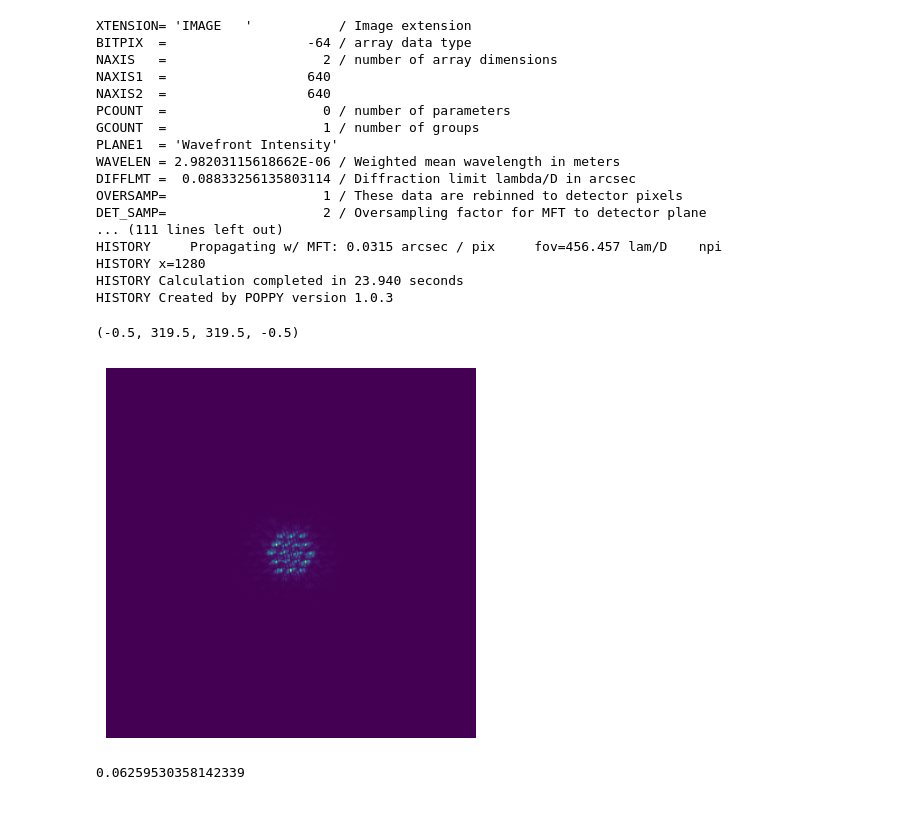
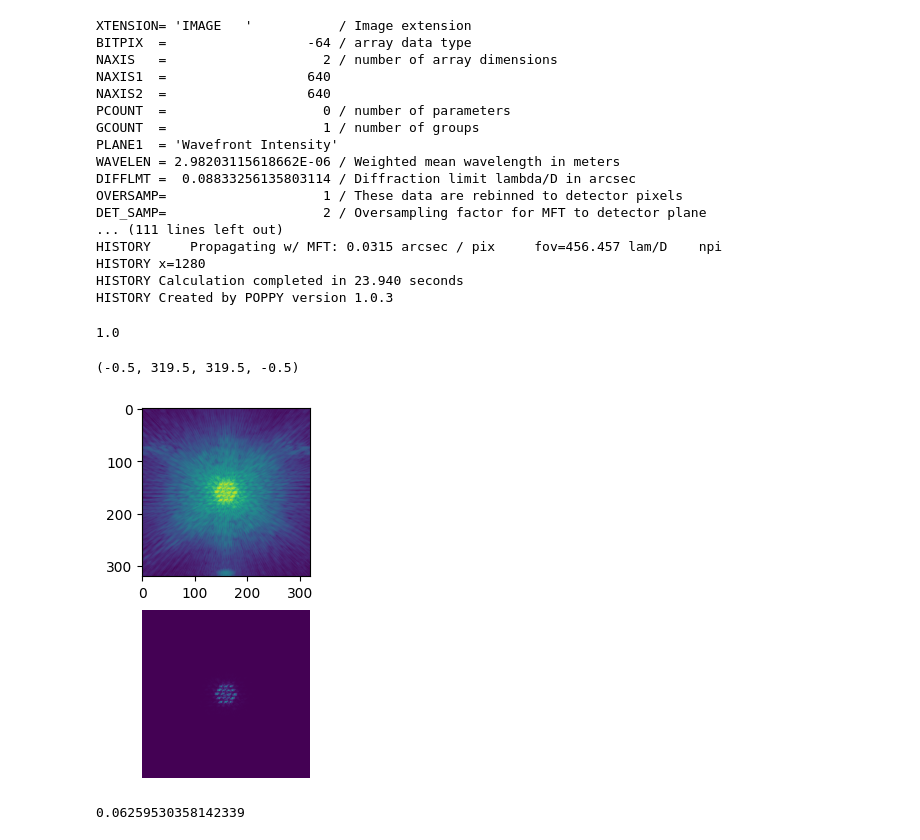
Before and after one commit to AstroMusers/AI-Boosted-Coronagraphy, a Jupyter notebook: notebooks/psf_error_fix.ipynb, the cells around one changed output. Saved outputs shown, nothing was run; the diff lists cells and outputs as text; code cells hidden in the pictures; blank space fills up the shorter version.

```diff
--- a/notebooks/psf_error_fix.ipynb
+++ b/notebooks/psf_error_fix.ipynb
@@ -29,15 +29,25 @@ HISTORY     Propagating w/ MFT: 0.0315 arcsec / pix     fov=456.457 lam/D    npi
 HISTORY x=1280
 HISTORY Calculation completed in 23.940 seconds
 HISTORY Created by POPPY version 1.0.3
-# %%
-plt.imshow(np.arcsinh(2**16 *gen_psf[
-    int(gen_psf.shape[0]/2)-160:int(gen_psf.shape[0]/2)+160,
-    int(gen_psf.shape[1]/2)-160:int(gen_psf.shape[1]/2)+160
-]))
-plt.axis('off')
-# %% [output]
-(-0.5, 319.5, 319.5, -0.5)
-[figure, removed]
+# %%
+crop_psf = gen_psf[
+    gen_psf.shape[0]//2-160:gen_psf.shape[0]//2 +160,
+    gen_psf.shape[1]//2 -160:gen_psf.shape[1]//2+160
+    ]
+
+crop_psf = (crop_psf - np.min(crop_psf) )/ (np.max(crop_psf)-np.min(crop_psf))
+
+plt.subplot(2, 1, 1)
+plt.imshow(np.arcsinh((2**16)*crop_psf))
+
+plt.subplot(2, 1, 2)
+plt.imshow(crop_psf)
+
+plt.axis('off')
+# %% [output]
+1.0
+(-0.5, 319.5, 319.5, -0.5)
+[figure, added]
 # %%
 np.sqrt(0.003918172030450555)
 # %% [output]
```
Also changed, not shown: 39 other files.
